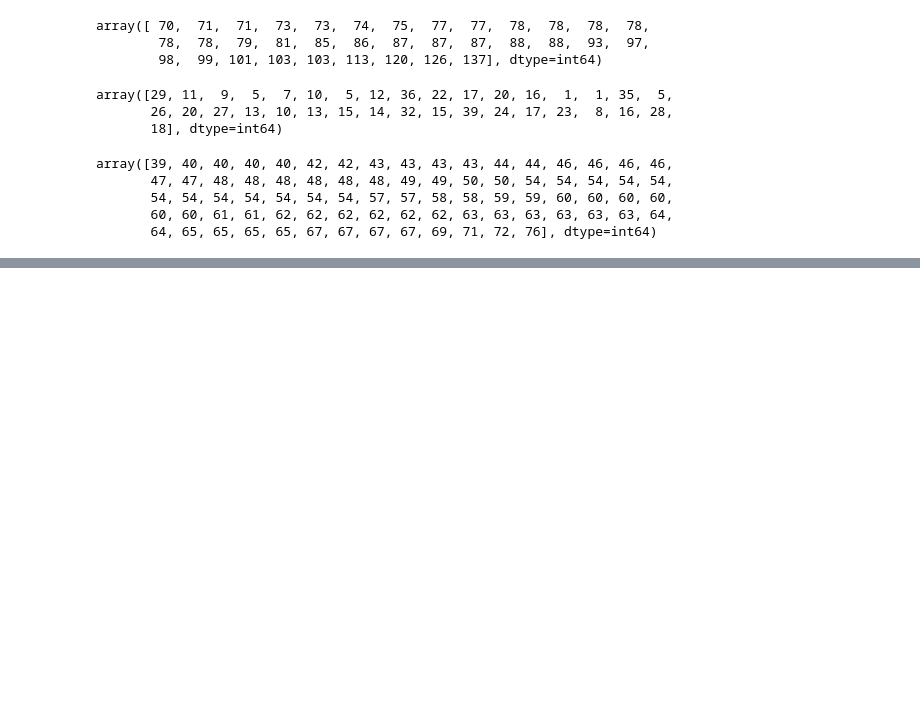
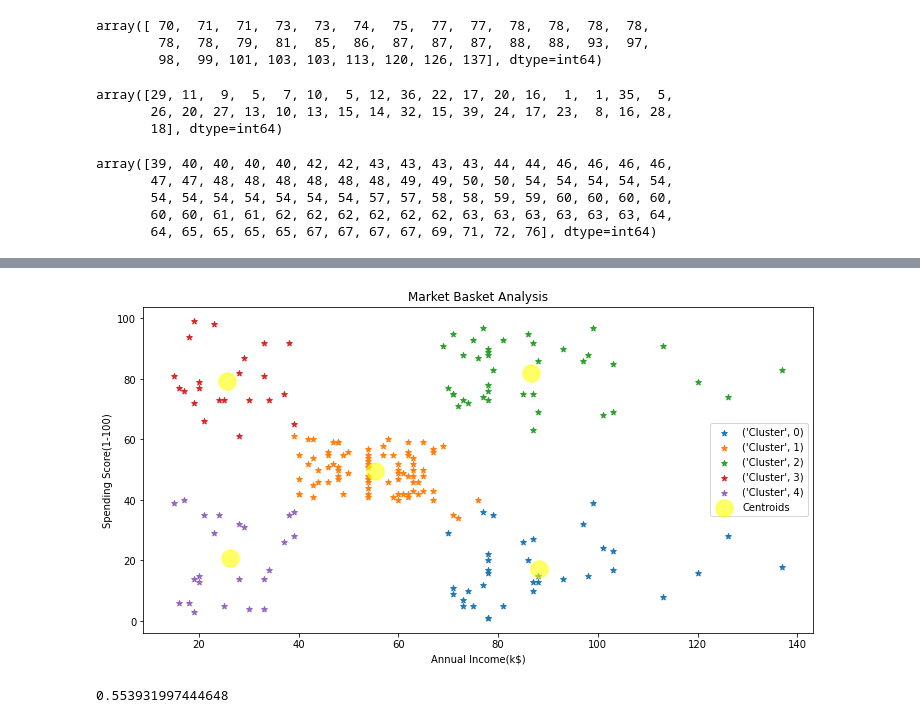
Before and after one commit to Aazeeb/SG, a Jupyter notebook: 02 May KMeans Clustering.ipynb, the cells around one changed output, grey strips where cells are left out. Cells and saved outputs as stored; diff of their text form; code cells hidden in the pictures; blank space fills up the shorter version.

```diff
--- a/02 May KMeans Clustering.ipynb
+++ b/02 May KMeans Clustering.ipynb
@@ -185,0 +187,13 @@ plt.show()
+# %%
+plt.figure(figsize=(12,6))
+for i in range(5):
+   plt.scatter(x[y==i,0],x[y==i,1],label=("Cluster",i),marker="*")
+plt.scatter(model.cluster_centers_[:,0],model.cluster_centers_[:,1],
+            label="Centroids",color="yellow",s=300,alpha=0.6)
+plt.xlabel("Annual Income(k$)")
+plt.ylabel("Spending Score(1-100)")
+plt.title("Market Basket Analysis")
+plt.legend()
+plt.show()
+# %% [output]
+[figure, added]
@@ -185,0 +212,6 @@ plt.show()
+# %%
+#Metrics
+from sklearn.metrics import silhouette_score
+silhouette_score(x,y)
+# %% [output]
+0.553931997444648
```
Also changed, not shown: parts of 3 cells of this notebook, 1 other file.
